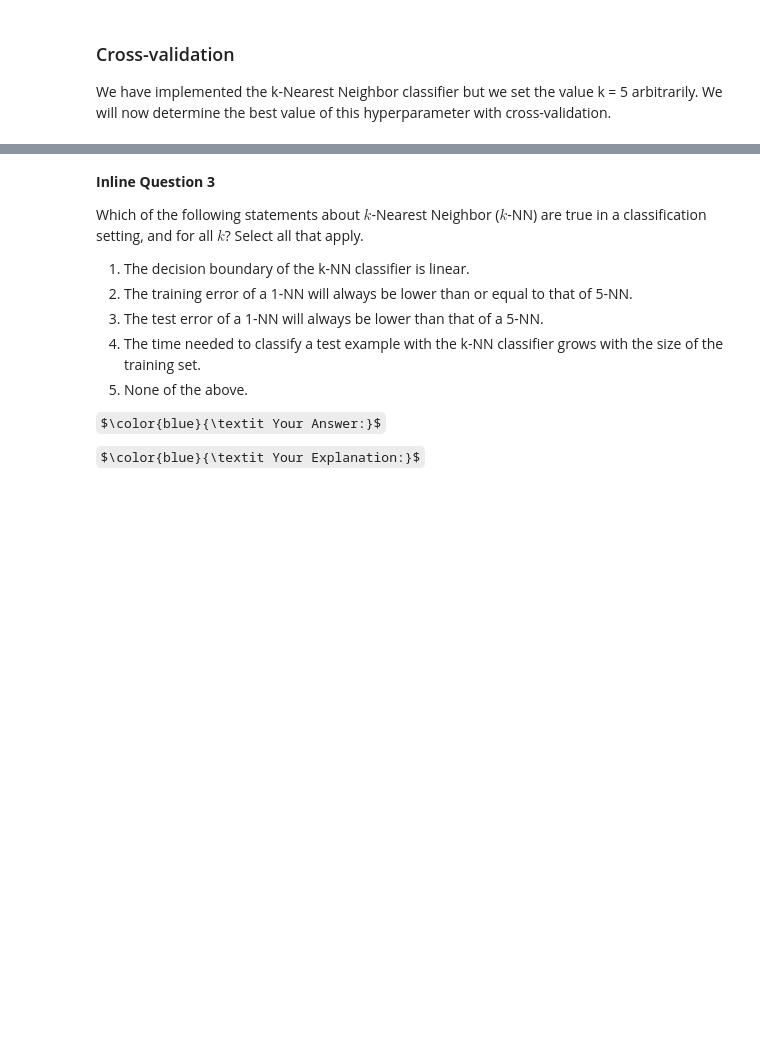
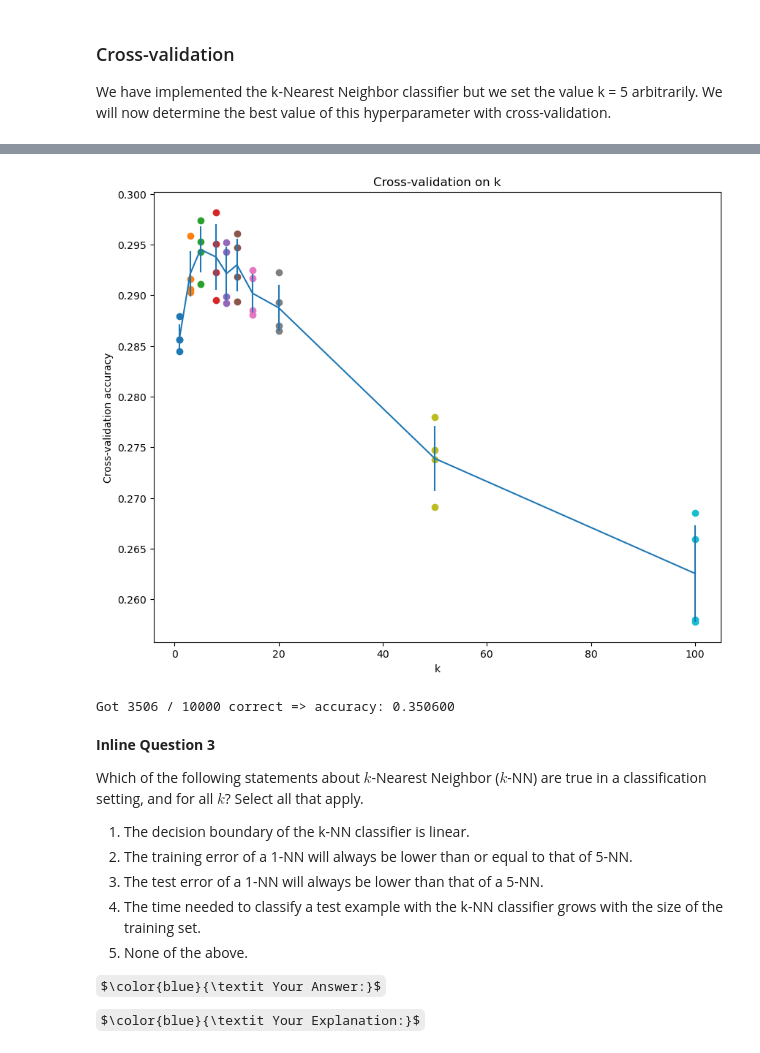
Before and after one commit to dashuai009/cs231n, a Jupyter notebook: assignment1/knn.ipynb, the cells around one changed output, grey strips where cells are left out. Saved outputs shown, nothing was run; the diff lists cells and outputs as text; code cells hidden in the pictures; some formulas as TeX source; blank space fills up the shorter version.

```diff
--- a/assignment1/knn.ipynb
+++ b/assignment1/knn.ipynb
@@ -285,9 +337,8 @@ y_train_folds = []
 # Hint: Look up the numpy array_split function.                                #
 ################################################################################
 # *****START OF YOUR CODE (DO NOT DELETE/MODIFY THIS LINE)*****
-
-pass
-
+X_train_folds = np.split(X_train, num_folds)
+y_train_folds = np.split(y_train, num_folds)
 # *****END OF YOUR CODE (DO NOT DELETE/MODIFY THIS LINE)*****
 
 # A dictionary holding the accuracies for different values of k that we find
@@ -300,18 +351,31 @@ k_to_accuracies = {}
 ################################################################################
 # TODO:                                                                        #
 # Perform k-fold cross validation to find the best value of k. For each        #
-# possible value of k, run the k-nearest-neighbor algorithm num_folds times,   #
+# possible value of k, run t|he k-nearest-neighbor algorithm num_folds times,   #
 # where in each case you use all but one of the folds as training data and the #
 # last fold as a validation set. Store the accuracies for all fold and all     #
 # values of k in the k_to_accuracies dictionary.                               #
 ################################################################################
 # *****START OF YOUR CODE (DO NOT DELETE/MODIFY THIS LINE)*****
+pbar = tqdm(total = len(k_choices) * (num_folds - 1))
+for k in tqdm(k_choices):
+    validation_accuracies = []
+    for X_train_fold, y_train_fold in zip(X_train_folds[:-1],y_train_folds[:-1]):
+        classifier = KNearestNeighbor()
+        classifier.train(X_train_fold, y_train_fold)
+        y_test_pred = classifier.predict(X_train_folds[-1], k, 0)
+        # Compute and print the fraction of correctly predicted examples
+        num_correct = np.sum(y_test_pred == y_train_folds[-1])
+        accuracy = float(num_correct) / len(y_test_pred)
+        validation_accuracies.append(accuracy)
+        pbar.update(1)
+    k_to_accuracies[k] = validation_accuracies
 
-pass
+
+pbar.close()
 
 # *****END OF YOUR CODE (DO NOT DELETE/MODIFY THIS LINE)*****
 
 # Print out the computed accuracies
 for k in sorted(k_to_accuracies):
-    for accuracy in k_to_accuracies[k]:
-        print('k = %d, accuracy = %f' % (k, accuracy))
+    print(f'k = {k}, accuracy = {k_to_accuracies[k]}')
@@ -318,22 +393,24 @@ for k in sorted(k_to_accuracies):
 # %%
 # plot the raw observations
 for k in k_choices:
     accuracies = k_to_accuracies[k]
-    plt.scatter([k] * len(accuracies), accuracies)
+    plt.scatter(np.array([k] * len(accuracies)).get(), accuracies)
 
 # plot the trend line with error bars that correspond to standard deviation
-accuracies_mean = np.array([np.mean(v) for k,v in sorted(k_to_accuracies.items())])
-accuracies_std = np.array([np.std(v) for k,v in sorted(k_to_accuracies.items())])
+accuracies_mean = np.array([np.mean(np.array(v)) for k,v in sorted(k_to_accuracies.items())]).get()
+accuracies_std = np.array([np.std(np.array(v)) for k,v in sorted(k_to_accuracies.items())]).get()
 plt.errorbar(k_choices, accuracies_mean, yerr=accuracies_std)
 plt.title('Cross-validation on k')
 plt.xlabel('k')
 plt.ylabel('Cross-validation accuracy')
 plt.show()
+# %% [output]
+[figure, added]
 # %%
 # Based on the cross-validation results above, choose the best value for k,
 # retrain the classifier using all the training data, and test it on the test
 # data. You should be able to get above 28% accuracy on the test data.
-best_k = 1
+best_k = 4
 
 classifier = KNearestNeighbor()
 classifier.train(X_train, y_train)
@@ -343,6 +420,8 @@ y_test_pred = classifier.predict(X_test, k=best_k)
 num_correct = np.sum(y_test_pred == y_test)
 accuracy = float(num_correct) / num_test
 print('Got %d / %d correct => accuracy: %f' % (num_correct, num_test, accuracy))
+# %% [output]
+Got 3506 / 10000 correct => accuracy: 0.350600
 # %% [markdown]
 **Inline Question 3**
 
```
Also changed, not shown: parts of 17 cells of this notebook, 2 other files.
